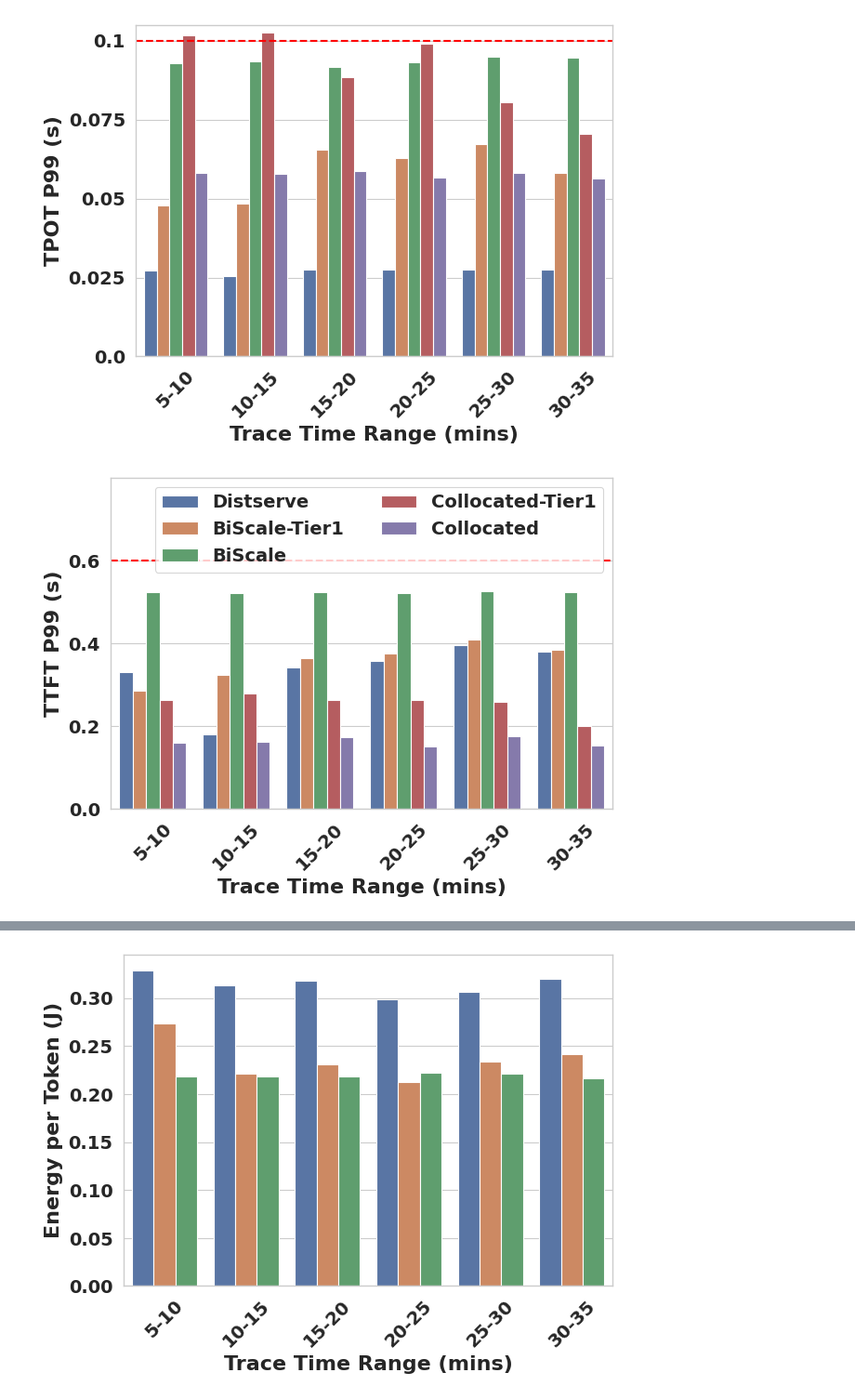
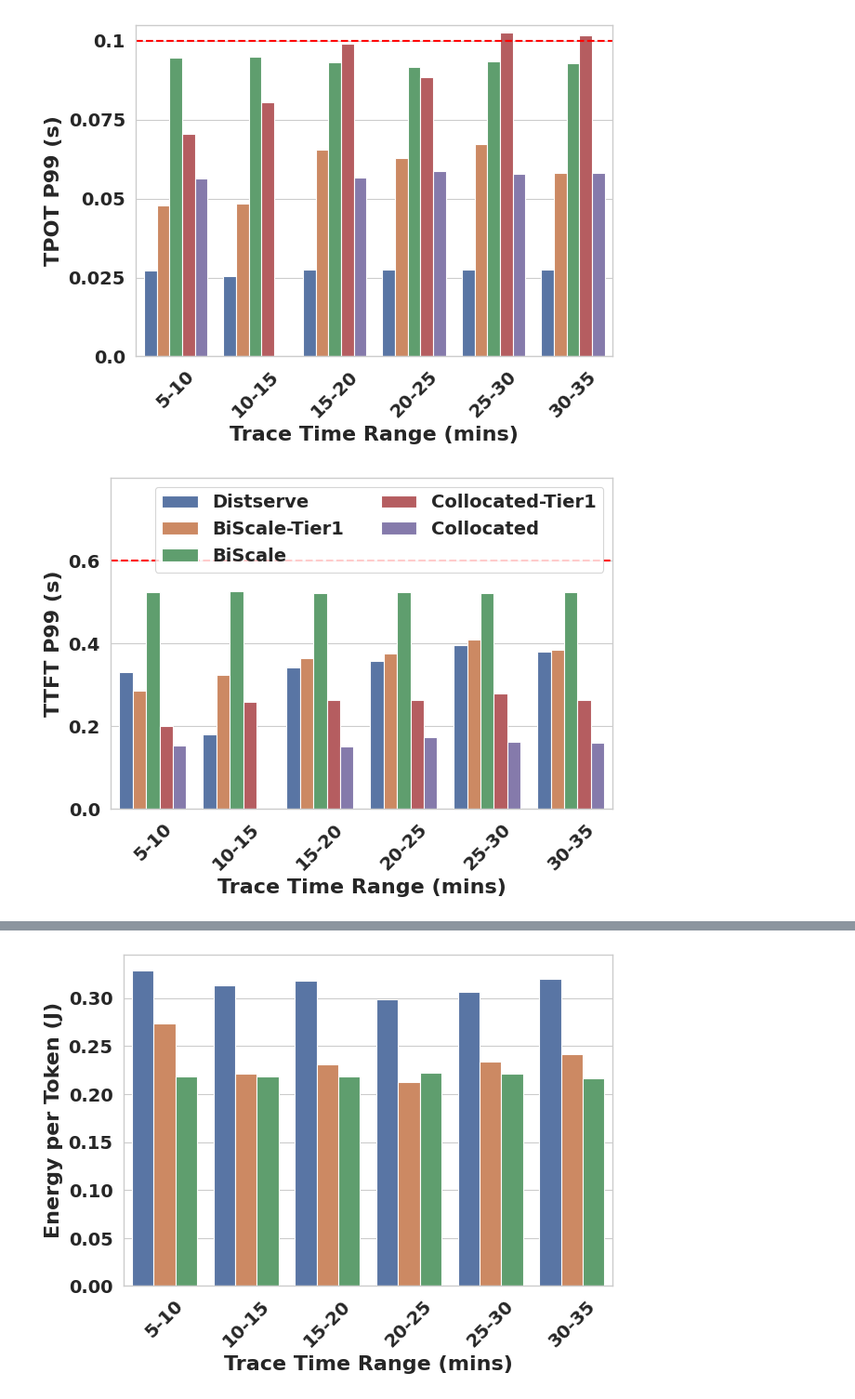
Before and after one commit to Louis-99/vllm-fork, a Jupyter notebook: additional_stuff/sosp_evals/2_nodes/disag_vs_collocated.ipynb, the cells around one changed output, grey strips where cells are left out. Shown at 93% size. Drawn from its saved outputs; the diff is of its cells as text; code cells hidden in the pictures.

```diff
--- a/additional_stuff/sosp_evals/2_nodes/disag_vs_collocated.ipynb
+++ b/additional_stuff/sosp_evals/2_nodes/disag_vs_collocated.ipynb
@@ -296,24 +283,24 @@ rename_mapping = {
     'OURS_R5_JAN3_OLD_P90_3': 'BiScale-Tier1 40',
     'OURS_R5_JAN3_OLD_P90_2': 'BiScale-Tier1 25',
     'OURS_R5_JAN3_OLD_P90_1': 'BiScale-Tier1 10',
-    'OURS_R5_JAN3_OLD_P90_1_DVFS_node0': 'BiScale 10',
-    'OURS_R5_JAN3_OLD_P90_2_DVFS_node0': 'BiScale 25',
-    'OURS_R5_JAN3_OLD_P90_3_DVFS_node0': 'BiScale 40',
-    'OURS_R5_JAN3_OLD_P90_4_DVFS_node0': 'BiScale 55',
-    'OURS_R5_JAN3_OLD_P90_5_DVFS_node0': 'BiScale 70',
-    'OURS_R5_JAN3_OLD_P90_6_DVFS_node0': 'BiScale 85',
-    'OURS_CHUNK_FEB24_REAL_P67_1_node0': 'Collocated-Tier1 85',
-    'OURS_CHUNK_FEB24_REAL_P67_2_node0': 'Collocated-Tier1 70',
-    'OURS_CHUNK_FEB24_REAL_P67_3_node0': 'Collocated-Tier1 55',
-    'OURS_CHUNK_FEB24_REAL_P67_4_node0': 'Collocated-Tier1 40',
-    'OURS_CHUNK_FEB24_REAL_P67_5_node0': 'Collocated-Tier1 25',
-    'OURS_CHUNK_FEB24_REAL_P67_6_node0': 'Collocated-Tier1 10',
-    'OURS_CHUNK_FEB24_REAL_P67_1_DVFS_node1': 'Collocated 85',
-    'OURS_CHUNK_FEB24_REAL_P67_2_DVFS_node1': 'Collocated 70',
-    'OURS_CHUNK_FEB24_REAL_P67_3_DVFS_node1': 'Collocated 55',
-    'OURS_CHUNK_FEB24_REAL_P67_4_DVFS_node1': 'Collocated 40',
-    'OURS_CHUNK_FEB24_REAL_P67_5_DVFS_node1': 'Collocated 25',
-    'OURS_CHUNK_FEB24_REAL_P67_6_DVFS_node1': 'Collocated 10'
+    'OURS_R5_JAN3_OLD_P90_6_DVFS_node0': 'BiScale 10',
+    'OURS_R5_JAN3_OLD_P90_5_DVFS_node0': 'BiScale 25',
+    'OURS_R5_JAN3_OLD_P90_4_DVFS_node0': 'BiScale 40',
+    'OURS_R5_JAN3_OLD_P90_3_DVFS_node0': 'BiScale 55',
+    'OURS_R5_JAN3_OLD_P90_2_DVFS_node0': 'BiScale 70',
+    'OURS_R5_JAN3_OLD_P90_1_DVFS_node0': 'BiScale 85',
+    'OURS_CHUNK_FEB24_REAL_P67_6_node0': 'Collocated-Tier1 85',
+    'OURS_CHUNK_FEB24_REAL_P67_5_node0': 'Collocated-Tier1 70',
+    'OURS_CHUNK_FEB24_REAL_P67_4_node0': 'Collocated-Tier1 55',
+    'OURS_CHUNK_FEB24_REAL_P67_3_node0': 'Collocated-Tier1 40',
+    'OURS_CHUNK_FEB24_REAL_P67_2_node0': 'Collocated-Tier1 25',
+    'OURS_CHUNK_FEB24_REAL_P67_1_node0': 'Collocated-Tier1 10',
+    'OURS_CHUNK_FEB24_REAL_P67_6_DVFS_node1': 'Collocated 85',
+    'OURS_CHUNK_FEB24_REAL_P67_5_DVFS_node1': 'Collocated 70',
+    'OURS_CHUNK_FEB24_REAL_P67_4_DVFS_node1': 'Collocated 55',
+    'OURS_CHUNK_FEB24_REAL_P67_3_DVFS_node1': 'Collocated 40',
+    'OURS_CHUNK_FEB24_REAL_P67_2DVFS_node1': 'Collocated 25',
+    'OURS_CHUNK_FEB24_REAL_P67_1_DVFS_node1': 'Collocated 10'
 
 }
 
@@ -387,32 +374,32 @@ ax.legend(title="", ncol=2, prop={"size": 14, "weight": "bold"})
 plt.tight_layout()
 plt.savefig("figs/real_67p_trace_ttft_w_coll_w_coll.pdf", format="pdf")
 
 ############################ energy per request - total #######################
 
 df_results['energy_per_req'] = df_results['energy_j'] / df_results['num_requests']
 sns.set_theme(context="paper", style="whitegrid")
 plt.figure()
 ax = sns.barplot(
     x="rps",
     y="energy_per_req",
     hue="name",
     data=df_results,
     dodge=True,
 )
 
 # Customize the plot
 ax.set_xlabel('Trace Time Range (mins)', fontsize=16, fontweight='bold')
 ax.set_ylabel('Energy per Request (J)', fontsize=16, fontweight='bold')
 ax.set_ylim(0, 190)
 ax.set_xticks([0,1,2, 3, 4, 5])
 ax.set_xticklabels(['5-10', '10-15', '15-20', '20-25', '25-30', '30-35'], fontsize=14, rotation=45, ha='center', fontweight='bold')
 ax.tick_params(axis='y', labelsize=14)
 for label in ax.get_yticklabels():
     label.set_fontweight('bold')
 ax.legend(title="", ncol=2, prop={"size": 14, "weight": "bold"})
 # ax.legend_.remove()
 plt.tight_layout()
 plt.savefig("figs/real_67p_trace_energy_per_request_total_w_coll.pdf", format="pdf")
 # %% [output]
-[figure, old version]
+[figure, new version]
-[figure, old version]
+[figure, new version]
```
Also changed, not shown: parts of 6 cells of this notebook, 23 other files.
